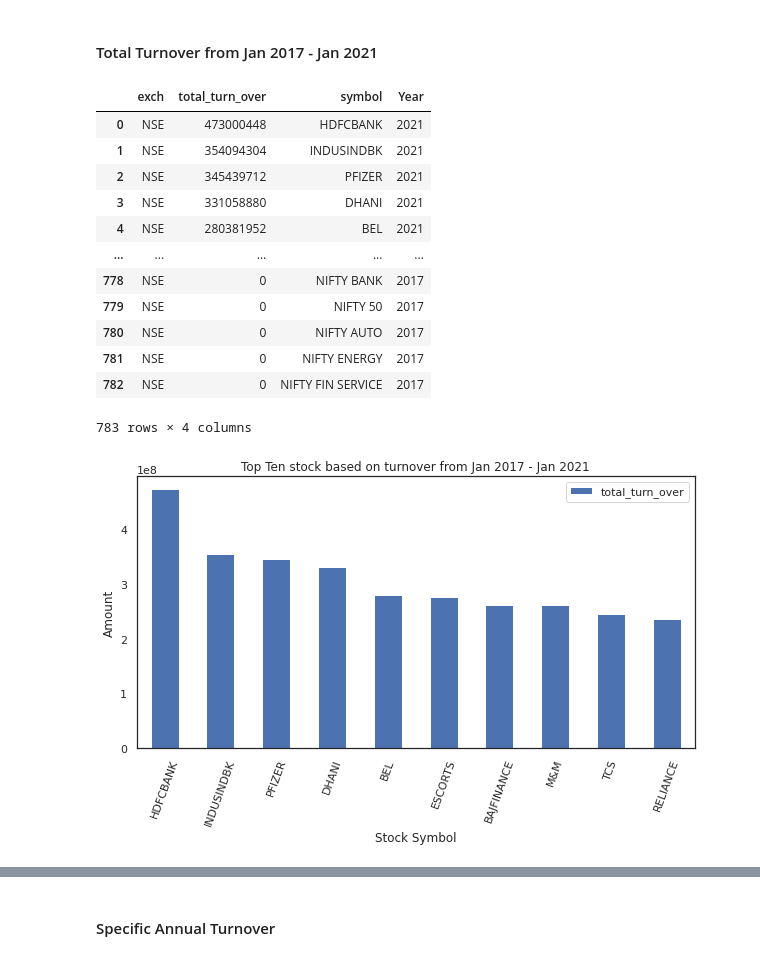
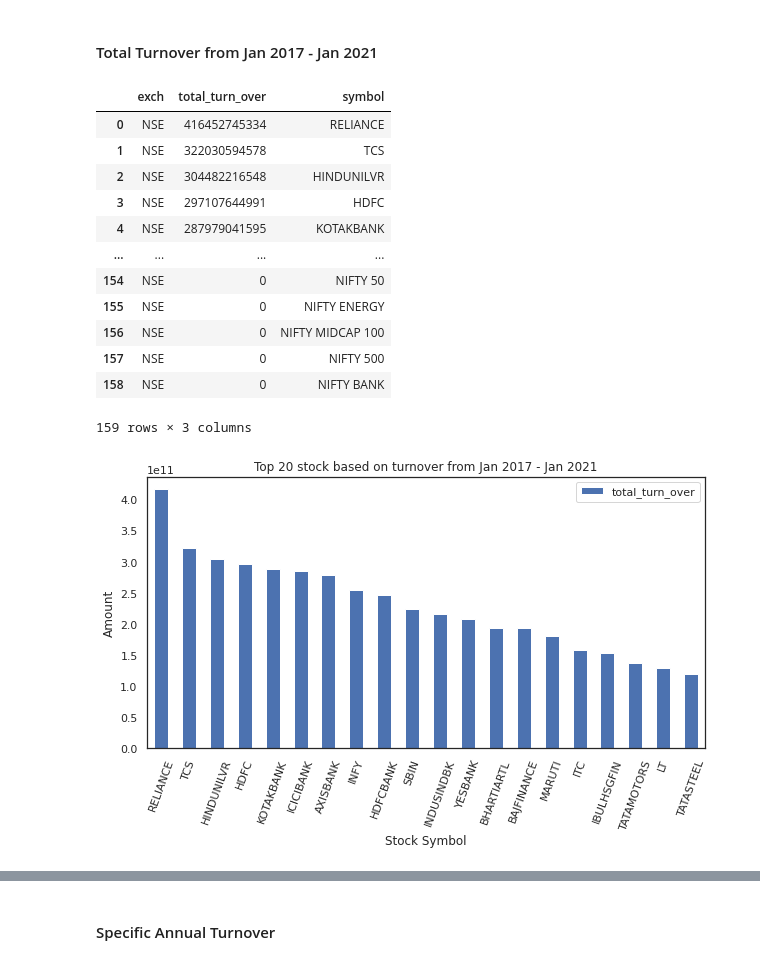
Before and after one commit to murshidazher/hadoop-project, a Jupyter notebook: scripts/ipynb-spark/stocks_notebook.ipynb, the cells around one changed output, grey strips where cells are left out. Drawn from its saved outputs; the diff is of its cells as text; code cells hidden in the pictures.

Commit message:
:sparkles: feat: update notebook

```diff
--- a/scripts/ipynb-spark/stocks_notebook.ipynb
+++ b/scripts/ipynb-spark/stocks_notebook.ipynb
@@ -150,24 +154,24 @@ spark.sql("SELECT symbol, count(*) AS count FROM stocks\
 # %% [markdown]
 #### Total Turnover from Jan 2017 - Jan 2021
 # %%
-sparkdf = spark.sql("SELECT exch,ceil(SUM(price_close*volume)) AS total_turn_over, symbol, year(ymd) AS Year FROM stocks \
-GROUP BY exch, year(ymd),symbol \
-ORDER BY Year DESC, total_turn_over DESC").toPandas()
+sparkdf = spark.sql("SELECT exch, ceil(SUM(price_close*volume)) AS total_turn_over, symbol FROM stocks \
+GROUP BY exch, symbol \
+ORDER BY total_turn_over DESC").toPandas()
 sparkdf
 # %% [output]
-|  | exch | total_turn_over | symbol | Year |
-| 0 | NSE | 473000448 | HDFCBANK | 2021 |
-| 1 | NSE | 354094304 | INDUSINDBK | 2021 |
-| 2 | NSE | 345439712 | PFIZER | 2021 |
-| 3 | NSE | 331058880 | DHANI | 2021 |
-| 4 | NSE | 280381952 | BEL | 2021 |
-| ... | ... | ... | ... | ... |
-| 778 | NSE | 0 | NIFTY BANK | 2017 |
-| 779 | NSE | 0 | NIFTY 50 | 2017 |
-| 780 | NSE | 0 | NIFTY AUTO | 2017 |
-| 781 | NSE | 0 | NIFTY ENERGY | 2017 |
-| 782 | NSE | 0 | NIFTY FIN SERVICE | 2017 |
+|  | exch | total_turn_over | symbol |
+| 0 | NSE | 416452745334 | RELIANCE |
+| 1 | NSE | 322030594578 | TCS |
+| 2 | NSE | 304482216548 | HINDUNILVR |
+| 3 | NSE | 297107644991 | HDFC |
+| 4 | NSE | 287979041595 | KOTAKBANK |
+| ... | ... | ... | ... |
+| 154 | NSE | 0 | NIFTY 50 |
+| 155 | NSE | 0 | NIFTY ENERGY |
+| 156 | NSE | 0 | NIFTY MIDCAP 100 |
+| 157 | NSE | 0 | NIFTY 500 |
+| 158 | NSE | 0 | NIFTY BANK |
-783 rows × 4 columns
+159 rows × 3 columns
 # %%
 # Create a function to generate barplot
 def show_barplot(df, x, y, xlabel, ylabel, title, rotate=0, figsize=(10,5)):
@@ -182,13 +186,13 @@ def show_barplot(df, x, y, xlabel, ylabel, title, rotate=0, figsize=(10,5)):
         plt.xticks(rotation=rotate)
 # %%
 show_barplot(
-    sparkdf.head(10),
+    sparkdf.head(20),
     x="symbol",
     y="total_turn_over",
     xlabel="Stock Symbol",
     ylabel="Amount",
-    title= "Top Ten stock based on turnover from Jan 2017 - Jan 2021",
+    title= "Top 20 stock based on turnover from Jan 2017 - Jan 2021",
     rotate=70
 )
 # %% [output]
-[figure, old version]
+[figure, new version]
```
Also changed, not shown: parts of 34 cells of this notebook.
